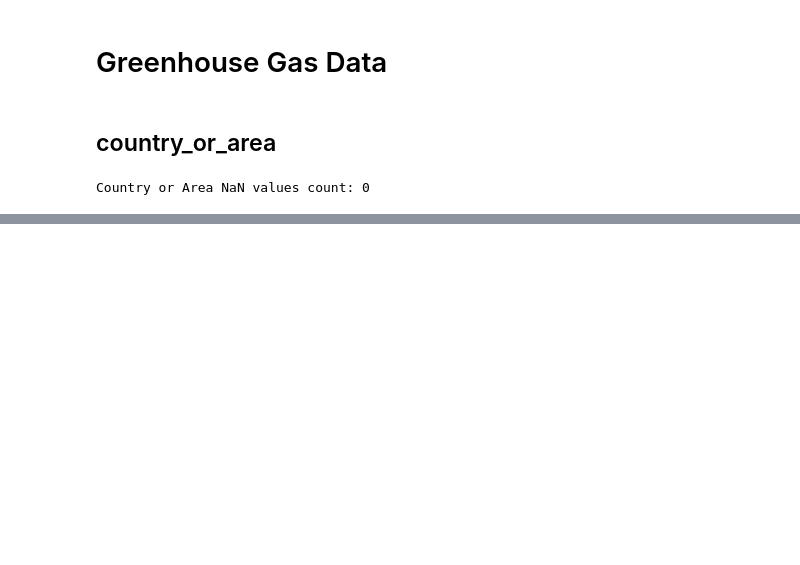
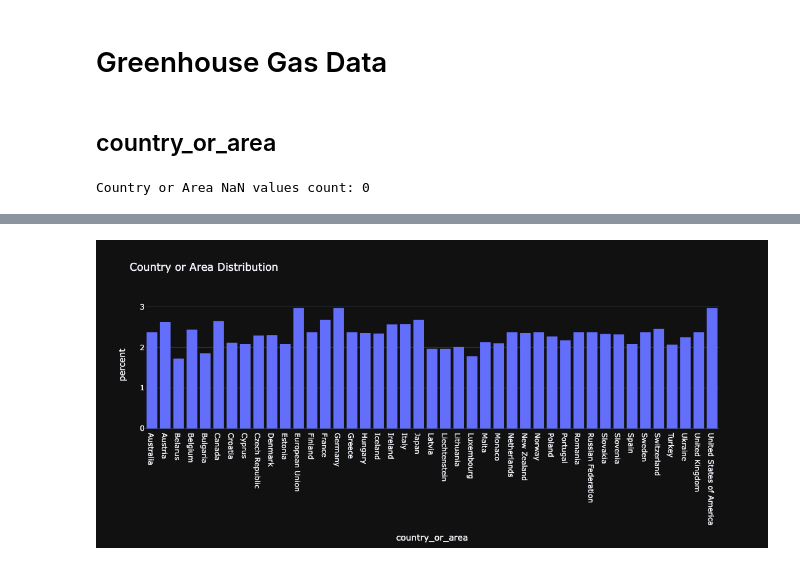
Before and after one commit to Volscente/climate_hackathon_2022, a Jupyter notebook: notebooks/Exploratory_Data_Analysis.ipynb, the cells around one changed output, grey strips where cells are left out. Cells and saved outputs as stored; diff of their text form; code cells hidden in the pictures; blank space fills up the shorter version.

Commit message:
GHG - EDA country_or_area

```diff
--- a/notebooks/Exploratory_Data_Analysis.ipynb
+++ b/notebooks/Exploratory_Data_Analysis.ipynb
@@ -47,0 +75,12 @@ Country or Area NaN values count: 0
+# %%
+# Plot Histogram
+figure = ex.histogram(greenhouse_gas_data,
+                      x='country_or_area',
+                      title='Country or Area Distribution',
+                      labels={'x':'Country or Area', 'y':'Count'},
+                      template='plotly_dark',
+                      histnorm='percent', height=500)
+
+figure.show()
+# %% [output]
+[figure, added]
```
Also changed, not shown: parts of 3 cells of this notebook.
